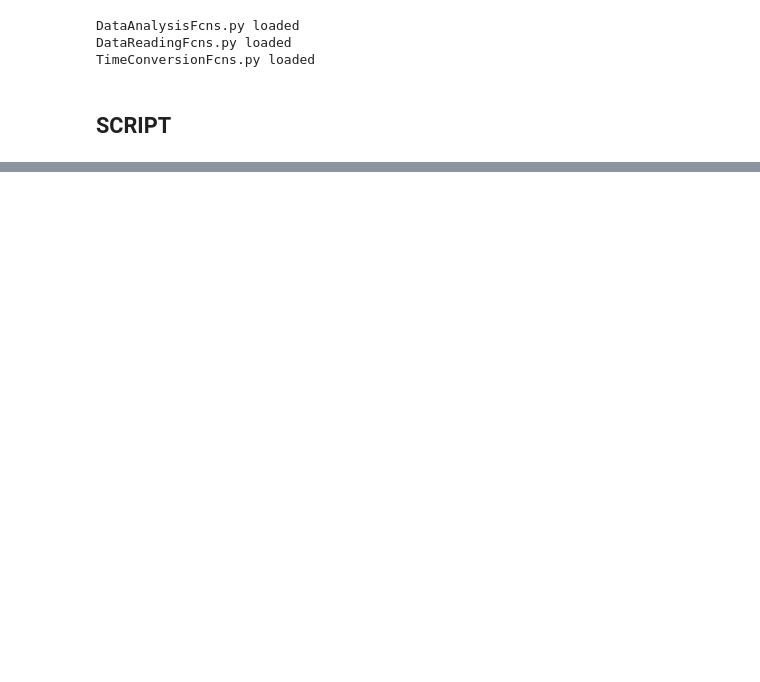
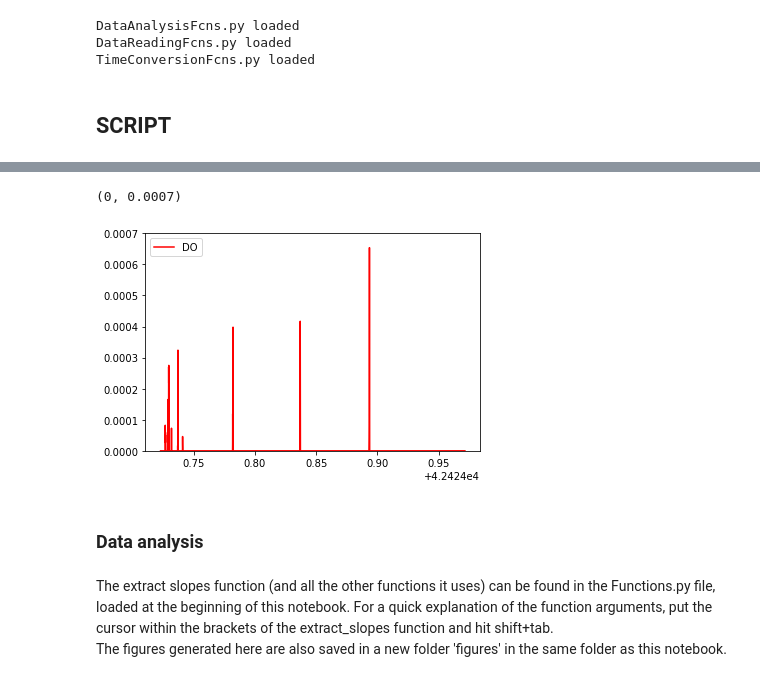
Before and after one commit to UGentBiomath/2017_AnammoxInhibitionPaper, a Jupyter notebook: 20170715_AnAOB_oxygen_inhibition.ipynb, the cells around one changed output, grey strips where cells are left out. Saved outputs shown, nothing was run; the diff lists cells and outputs as text; code cells hidden in the pictures; blank space fills up the shorter version.

Commit message:
quick debug and add necessary example files

```diff
--- a/20170715_AnAOB_oxygen_inhibition.ipynb
+++ b/20170715_AnAOB_oxygen_inhibition.ipynb
@@ -99,2 +75,13 @@ File  RB-2016-02-24-18-40-19.csv  has 0 header lines, adding data to dataframe w
+# %%
+fig, ax2 = plt.subplots()
+ax2.plot(data['TheTime'],data['B_DO'],label='DO',color='r')
+ax2.set_ylim(0,2)
+ax2.legend(loc=2)
+ax2.set_ylim(0,0.0007)
+# %% [output]
+(0, 0.0007)
+[figure, added]
+# %% [markdown]
+### Data analysis
 # %%
 #define the arguments of the extract_slopes function
@@ -112,6 +99,9 @@ time_unit = 'd'
 delta_t = timedelta(minutes=10)
 schrikkeljaar = True
 plot_parameters = [True,(-1000,-750,-500,-250,-200,-150,-100,-50,0)]
+# %% [markdown]
+The extract slopes function (and all the other functions it uses) can be found in the Functions.py file, loaded at the beginning of this notebook. For a quick explanation of the function arguments, put the cursor within the brackets of the extract_slopes function and hit shift+tab.
+The figures generated here are also saved in a new folder 'figures' in the same folder as this notebook.
 # %%
 slopes,figure,axes = extract_slopes(path,time_column,data_column,filter_function,cutoff_value,file_extension,
                                     comment,slope_direction_down,[lower_data_limit,upper_data_limit],time_unit,
```
Also changed, not shown: parts of 13 cells of this notebook, 28 other files.
